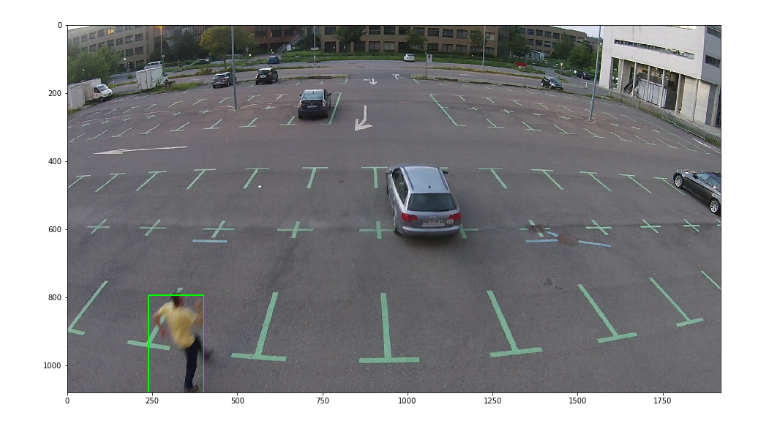
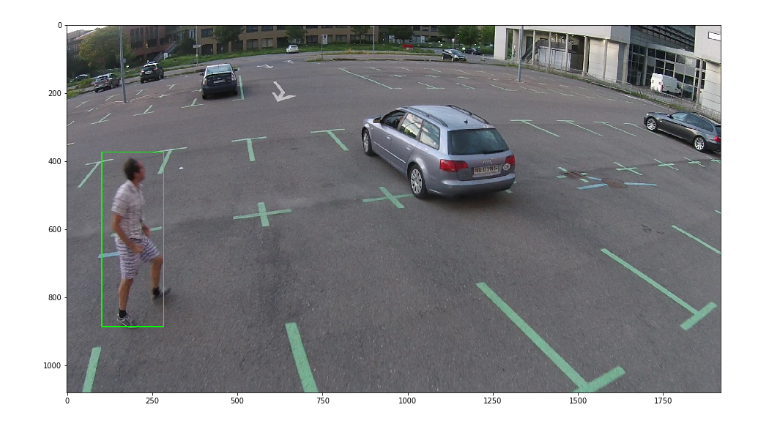
Before and after one commit to acvi2018/person-detection, a Jupyter notebook: src/ssd/Data preparation MiniDrone Data.ipynb, the cells around one changed output. Cells and saved outputs as stored; diff of their text form; code cells hidden in the pictures.

```diff
--- a/src/ssd/Data preparation MiniDrone Data.ipynb
+++ b/src/ssd/Data preparation MiniDrone Data.ipynb
@@ -29,7 +29,7 @@ def convert_video_to_frames(video_file_name, video_file_path, frame_output_path)
 def plot_boundaries(img_path, x, y, width, height):
     img = cv2.imread(img_path)
     cv2.rectangle(img, (x, y), (x+width, y+height), (0, 255, 0), 2)
-    gray = cv2.cvtColor(img, cv2.COLOR_RGB2BGRA)
+    gray = cv2.cvtColor(img, cv2.COLOR_BGR2RGB)
     plt.figure(figsize=(16,19))
     plt.imshow(gray)
     plt.show()
@@ -38,7 +38,7 @@ convert_video_to_frames('Attack_CloseUp_Day_Empty_1_2_1','data/Attack_CloseUp_Da
-# %%
-plot_boundaries('data/Attack_CloseUp_Day_Empty_1_2_1/Attack_CloseUp_Day_Empty_1_2_1_frame_62.jpg', 238,794,163, 286)
-# %% [output]
-[figure, removed]
+# %%
+plot_boundaries('/home/vijin/iith/project/data/mini-drone-data_processed/test/Attack_CloseUp_Day_Empty_1_2_1/Attack_CloseUp_Day_Empty_1_2_1_frame_409.jpg', 103, 374, 181, 512)
+# %% [output]
+[figure, added]
 # %%
 # TO DO : run for files with no person, one person and morethan one person
 
```
Also changed, not shown: parts of 4 cells of this notebook, 1 other file.
